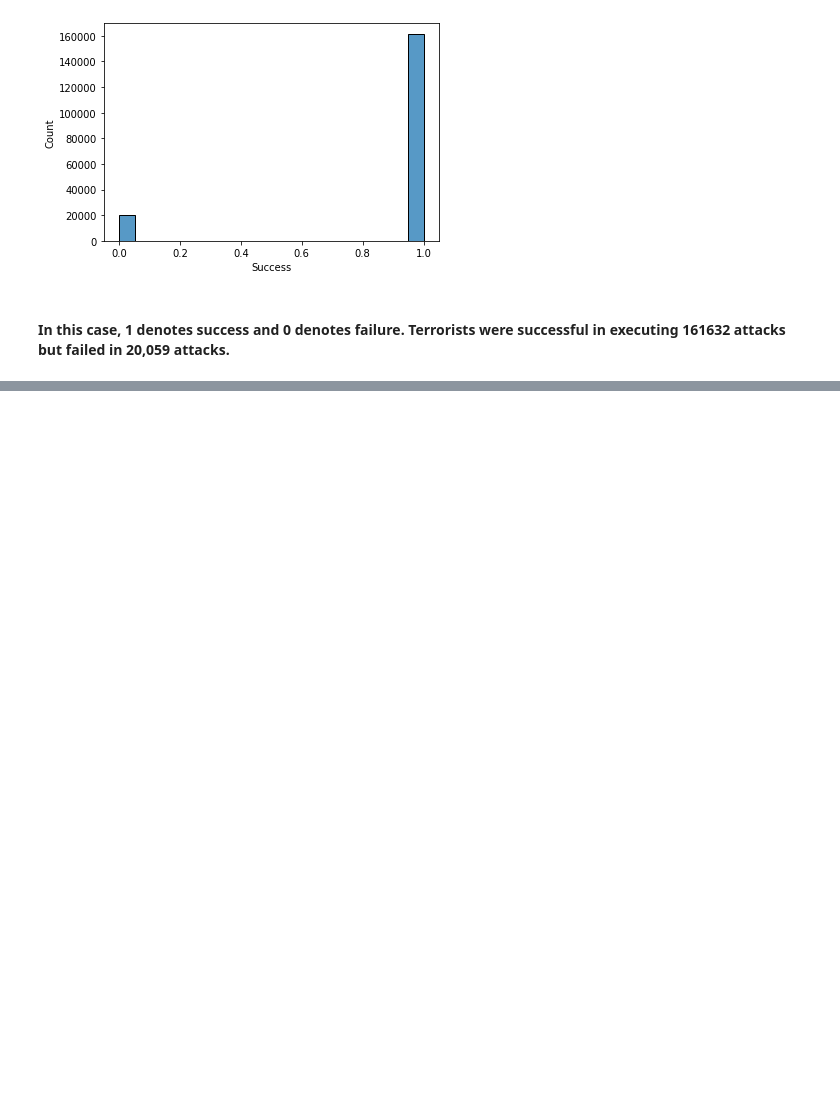
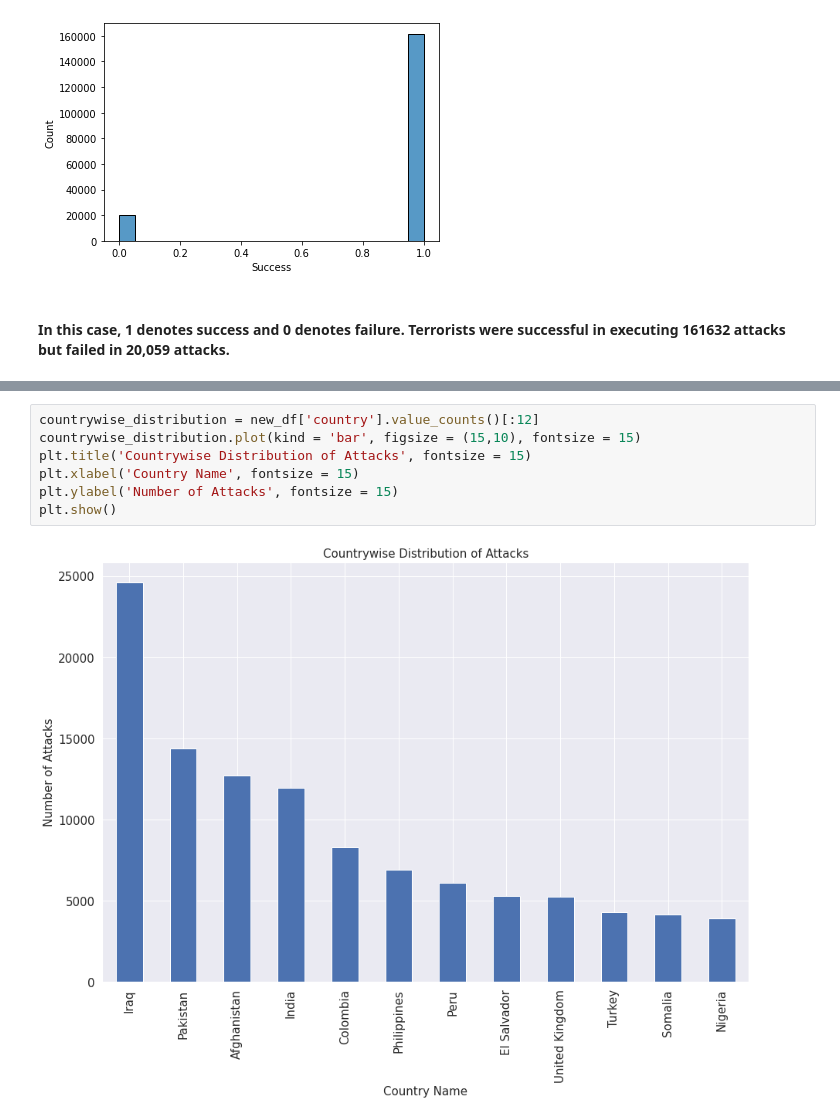
Before and after one commit to HarshJain41/Global-Terrorism-Data-Analysis, a Jupyter notebook: Harsh_Jain_Global_Terrorism_Analysis_Capstone_Project.ipynb, the cells around one changed output, grey strips where cells are left out. Cells and saved outputs as stored; diff of their text form; blank space fills up the shorter version.

```diff
--- a/Harsh_Jain_Global_Terrorism_Analysis_Capstone_Project.ipynb
+++ b/Harsh_Jain_Global_Terrorism_Analysis_Capstone_Project.ipynb
@@ -294,0 +312,9 @@ Name: Success, dtype: int64
+# %%
+countrywise_distribution = new_df['country'].value_counts()[:12]
+countrywise_distribution.plot(kind = 'bar', figsize = (15,10), fontsize = 15)
+plt.title('Countrywise Distribution of Attacks', fontsize = 15)
+plt.xlabel('Country Name', fontsize = 15)
+plt.ylabel('Number of Attacks', fontsize = 15)
+plt.show()
+# %% [output]
+[figure, added]
```
Also changed, not shown: parts of 9 cells of this notebook.
